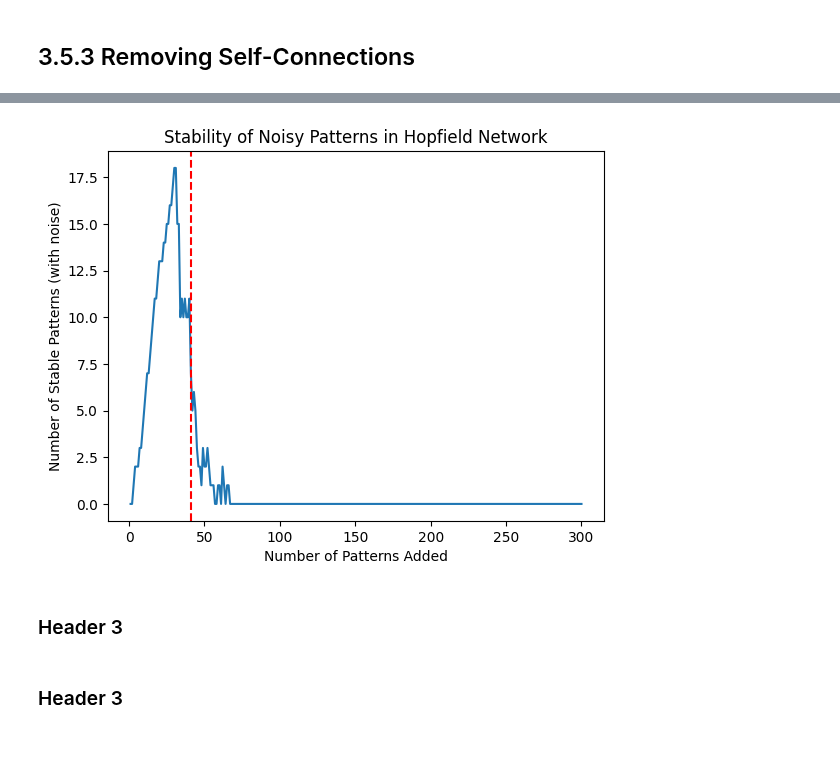
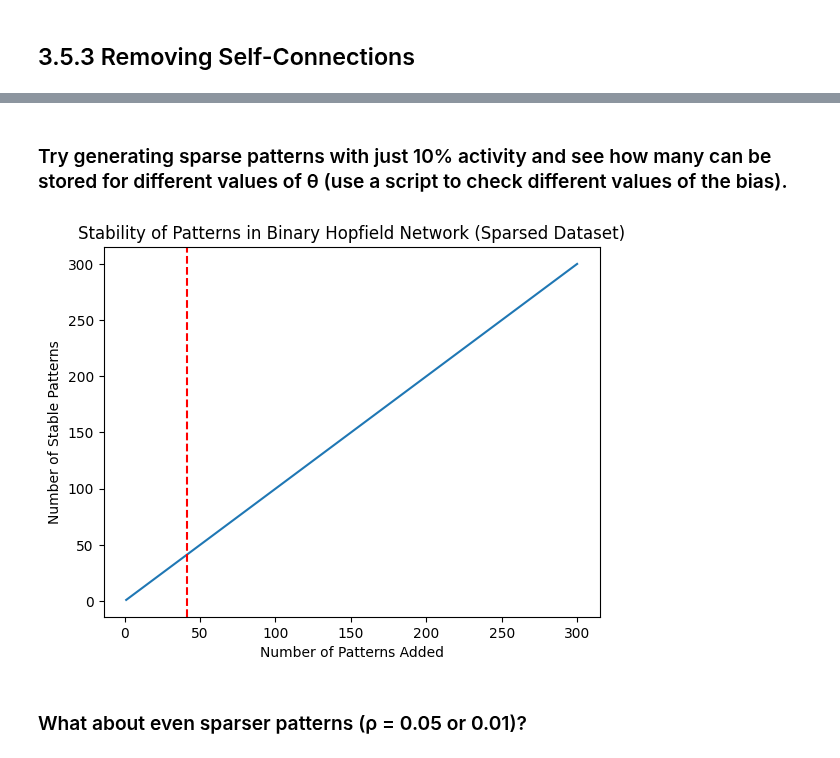
Before and after one commit to nathanansel28/DD2437, a Jupyter notebook: lab3/split3.ipynb, the cells around one changed output, grey strips where cells are left out. Drawn from its saved outputs; the diff is of its cells as text; code cells hidden in the pictures.

```diff
--- a/lab3/split3.ipynb
+++ b/lab3/split3.ipynb
@@ -292,34 +260,28 @@ plt.show()
+# %% [markdown]
+### Try generating sparse patterns with just 10% activity and see how many can be stored for different values of θ (use a script to check different values of the bias).
 # %%
+from tools import BinaryHopfieldNetwork
+from tools import generate_sparse_patterns
+
 num_patterns=300
 network_size=300
-distorted_pixels=2
-random_patterns = generate_random_patterns(num_patterns=num_patterns, pattern_size=network_size)
-distorted_random_patterns = HopfieldNetwork(n_nodes=network_size).distort_patterns(
-    num_units=distorted_pixels, patterns=random_patterns
+average_activity=0.1
+sparse_patterns = generate_sparse_patterns(
+    num_patterns=num_patterns, pattern_size=network_size, average_activity=average_activity
 )
+hn = BinaryHopfieldNetwork(theta=0.5, n_nodes=network_size)
+stable_counts = hn.fit_incremental(sparse_patterns)
+capacity = 0.138 * network_size
 
-correct_preds = []
-for i in range(num_patterns):
-    hn = HopfieldNetwork(n_nodes=network_size, remove_self_connections=True)
-    hn.fit(patterns=random_patterns[:i])
-    preds = hn.recall(distorted_random_patterns[:i])
-    correct_preds.append(
-        sum(
-            hn.evaluate(patterns_pred=preds, patterns=distorted_random_patterns[:i])
-        )
-    )
+plt.plot(range(1, num_patterns + 1), stable_counts)
+plt.axvline(x=capacity, color='red', linestyle='--', label=f'Capacity = {capacity}')
 
-# plt.scatter(range(1, num_patterns+1), correct_preds, s=10, alpha=0.7, c='dodgerblue')
-plt.plot(range(1, num_patterns+1), correct_preds)
+plt.xlabel("Number of Patterns Added")
+plt.ylabel("Number of Stable Patterns")
+plt.title("Stability of Patterns in Binary Hopfield Network (Sparsed Dataset)")
 
-plt.axvline(x=0.138*network_size, color='red', linestyle='--', label=f'Capacity = {capacity}')
-plt.xlabel("Number of Patterns Added")
-plt.ylabel("Number of Stable Patterns (with noise)")
-plt.title("Stability of Noisy Patterns in Hopfield Network")
 plt.show()
 # %% [output]
-[figure, old version]
+[figure, new version]
-# %% [markdown]
-### Header 3
-# %% [markdown]
-### Header 3
+# %% [markdown]
+### What about even sparser patterns (ρ = 0.05 or 0.01)?
```
Also changed, not shown: parts of 12 cells of this notebook.
